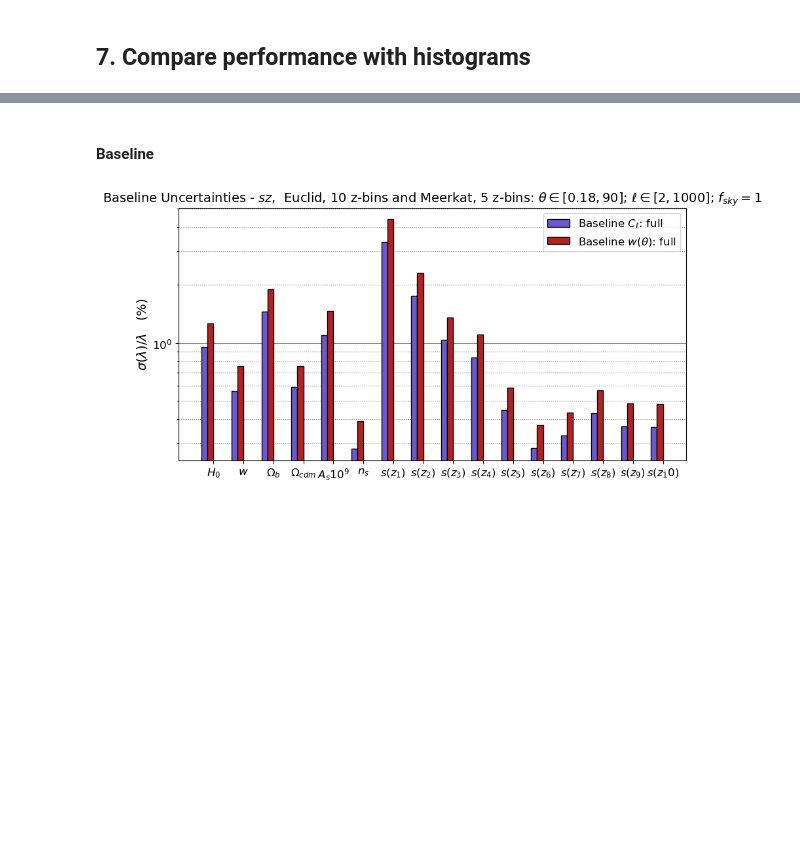
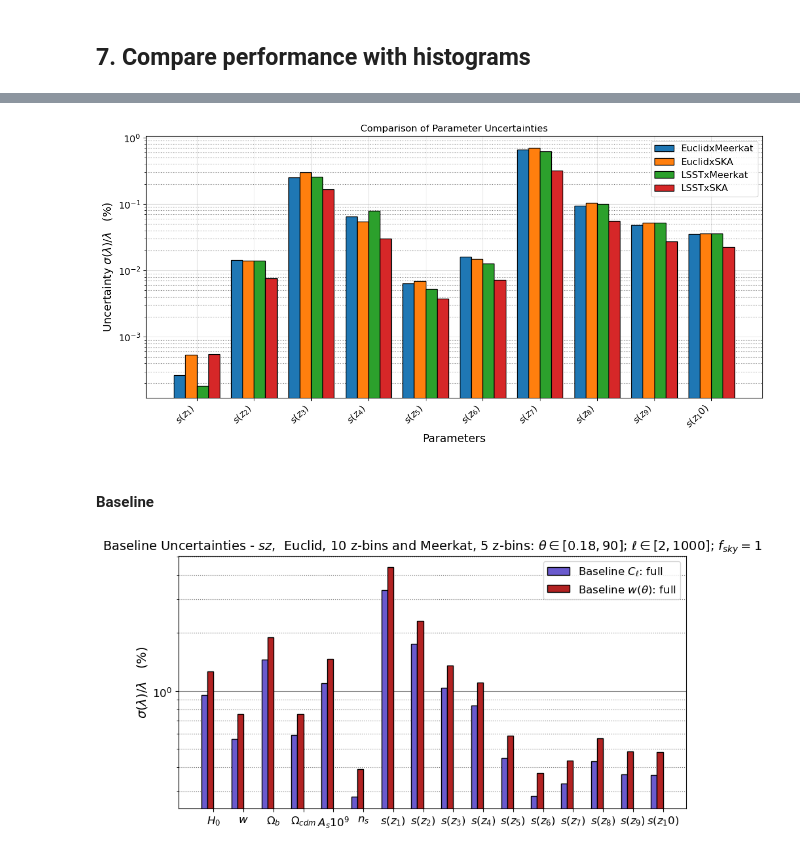
Before and after one commit to GreenTS27/Photo_Surveys-HI_IM-Fisher_Matrix, a Jupyter notebook: Fisher_Matrix_C_ell_vs_w_t.ipynb, the cells around one changed output, grey strips where cells are left out. Drawn from its saved outputs; the diff is of its cells as text; code cells hidden in the pictures; blank space fills up the shorter version.

```diff
--- a/Fisher_Matrix_C_ell_vs_w_t.ipynb
+++ b/Fisher_Matrix_C_ell_vs_w_t.ipynb
@@ -1537,0 +1681,93 @@ NameError: name 'Survey_Gal' is not defined
+# %%
+list_parameters = [
+    # r'$H_0$',
+    # r'$w$',
+    # r"$\Omega_b$",
+    # r"$\Omega_{cdm}$",
+    # r"$A_s 10^{9}$",
+    # r"$n_s$",
+    # r"$\beta$",
+    r"$s(z_1)$",
+    r"$s(z_2)$",
+    r"$s(z_3)$",
+    r"$s(z_4)$",
+    r"$s(z_5)$",
+    r"$s(z_6)$",
+    r"$s(z_7)$",
+    r"$s(z_8)$",
+    r"$s(z_9)$",
+    r"$s(z_10)$",
+    ]
+
+parameters_vals = [ ]
+check_parameters = [ ]
+for key in dic_Cosm_param.keys():
+    parameters_vals.append( dic_Cosm_param[key][1] )
+    check_parameters.append( key )
+ic(check_parameters)
+
+skip_Cosm_param = 6
+
+
+# list_Gal_surv = ["Euclid", "DES", "LSST"]
+list_Gal_surv = ["Euclid", "LSST"]
+list_HI_surv  = ["Meerkat", "SKA"]
+
+
+dic_Result_Surveys = {}
+
+for Name_Survey_Gal in list_Gal_surv:
+    for Name_Survey_HI in list_HI_surv:
+
+        save_filename_i = f"{Name_Survey_Gal}_{N_bins_Gal}zbins_{Name_Survey_HI}_{N_bins_HI}zbins_{set_name}"
+        # Load your Fisher matrices
+        FIM_Cl_full_i = np.loadtxt(open(f"{folder_name}FisherM_Cl_full_{save_filename_i}.csv", "rb"), delimiter=" ", skiprows=0)
+        # Calculate parameter uncertainties (sqrt of diagonal of inverse FIM)
+        Inv_FIM_Cl_full_i = np.linalg.inv(FIM_Cl_full_i)
+
+        array_FIM_err_percent = np.zeros( len(list_parameters) )
+        for index_p in range(len(list_parameters)):
+            array_FIM_err_percent[index_p] = np.sqrt( Inv_FIM_Cl_full_i [index_p+skip_Cosm_param,index_p+skip_Cosm_param]
+                                                     ) / np.abs(parameters_vals[index_p]) * 100
+
+        dic_Result_Surveys[f"{Name_Survey_Gal}x{Name_Survey_HI}"] = array_FIM_err_percent
+
+        # ax.bar(x - width/2, dic_Result_Surveys[f"{Name_Survey_Gal}x{Name_Survey_HI}"], width, label=f'{Name_Survey_HI} x {Name_Survey_Gal}')
+
+list_keys= []
+for key in dic_Result_Surveys.keys():
+    list_keys.append(key)
+
+
+# Ploting
+fig, ax = plt.subplots(figsize=(12, 6))
+
+# list_colors = ["slateblue", "firebrick", "dodgerblue", "darkorange"]
+
+width=0.2
+# width = 0.35
+Label_loc = np.arange(len(list_parameters))
+counter = 0
+for key in list_keys:
+    offset = width * counter
+    rects = ax.bar(Label_loc + offset, dic_Result_Surveys[key], width, label=key,
+                #    color=list_colors[counter],
+                   edgecolor="k")
+    counter += 1
+
+ax.set_xlabel('Parameters')
+ax.set_ylabel(r'Uncertainty $\sigma(\lambda) / \lambda \quad (\%)$')
+ax.set_title('Comparison of Parameter Uncertainties')
+# ax.set_xticks(x)
+ax.set_xticks(Label_loc + 1.5*width, list_parameters, rotation=0)
+ax.set_xticklabels(list_parameters, rotation=45, ha='right')
+ax.legend()
+ax.grid(True, alpha=0.3)
+ax.set_yscale("log")
+ax.set_axisbelow(True)
+ax.yaxis.grid(color='grey', linestyle='solid', which="major")
+ax.yaxis.grid(color='gray', linestyle="dotted", which="minor")
+
+plt.tight_layout()
+plt.show()
+# %% [output]
@@ -1538,3 +1790,4 @@ NameError: name 'Survey_Gal' is not defined
+[figure, added]
 # %% [markdown]
 #### Baseline
 # %%
```
Also changed, not shown: parts of 22 cells of this notebook.
